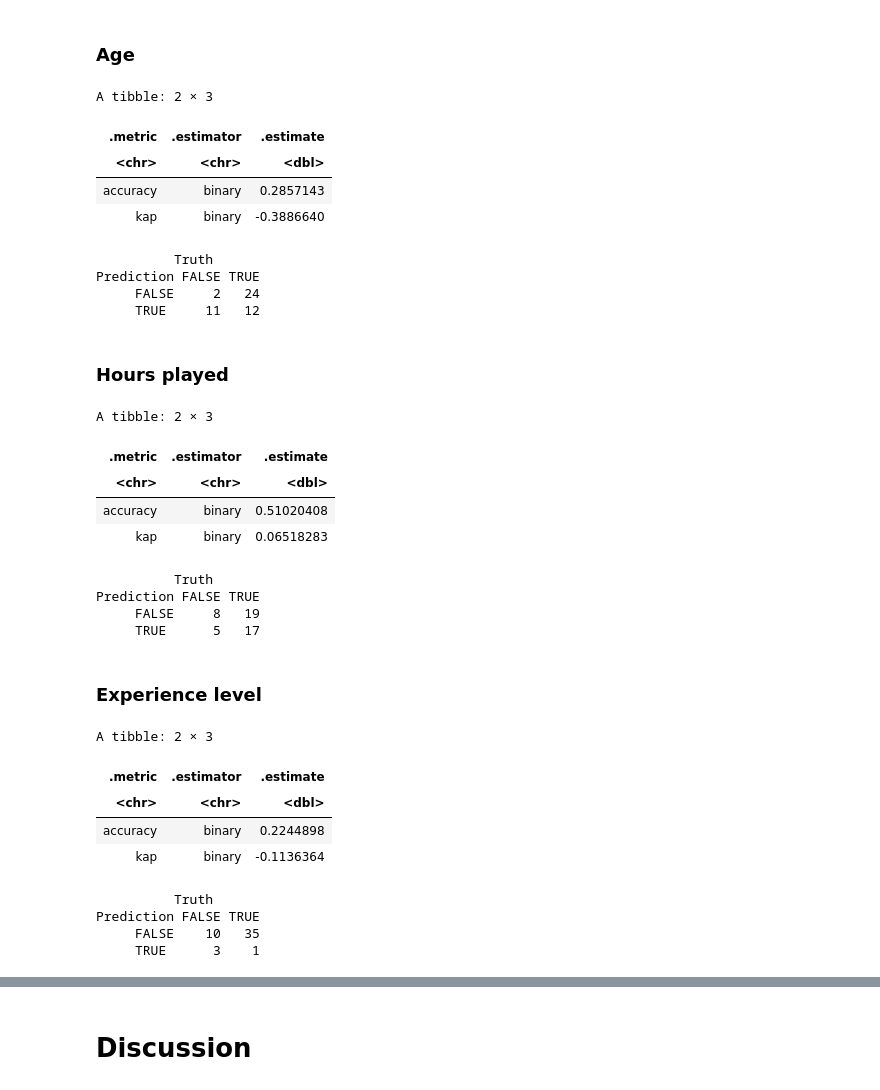
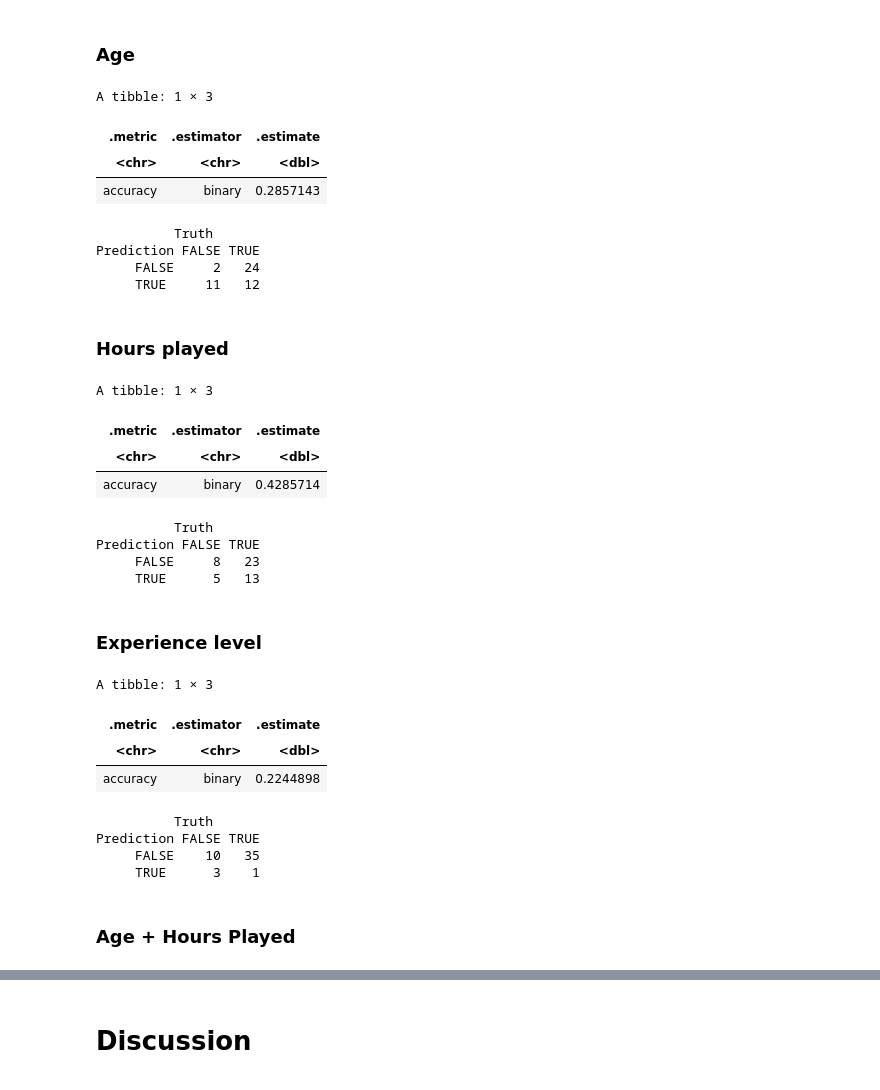
Before and after one commit to jhuan175/dsci100_project_final_report, a Jupyter notebook: Project_Final_Report.ipynb, the cells around one changed output, grey strips where cells are left out. Drawn from its saved outputs; the diff is of its cells as text; code cells hidden in the pictures.

```diff
--- a/Project_Final_Report.ipynb
+++ b/Project_Final_Report.ipynb
@@ -118,5 +118,7 @@ colnames(players) <- c("experience", "subscribed", "hashed_email", "hours_played
 players <- players |>
     select(experience, subscribed, hours_played, age)
 
-head(players)
+players <- na.omit(players)
+
+players
 # %% [output]
@@ -299,18 +288,19 @@ knn_age_fit <- workflow() |>
 knn_age_predictions <- predict(knn_age_fit, players_test) |>
                         bind_cols(players_test)
 
-knn_age_metrics <- knn_age_predictions |> metrics(truth = subscribed, estimate = .pred_class)
+knn_age_accuracy <- knn_age_predictions |>
+    metrics(truth = subscribed, estimate = .pred_class) |>
+    filter(.metric == "accuracy")
 
 knn_age_conf_mat <- knn_age_predictions |>
                         conf_mat(truth = subscribed, estimate = .pred_class)
-knn_age_metrics
+knn_age_accuracy
 knn_age_conf_mat
 # %% [output]
-A tibble: 2 × 3
+A tibble: 1 × 3
 | .metric | .estimator | .estimate |
 | <chr> | <chr> | <dbl> |
 | accuracy | binary | 0.2857143 |
-| kap | binary | -0.3886640 |
           Truth
 Prediction FALSE TRUE
      FALSE     2   24
@@ -320,42 +310,43 @@ Prediction FALSE TRUE
 # %%
 set.seed(1234)
 players_split <- initial_split(players, prop = 0.75, strata = subscribed)
 players_train <- training(players_split)
 players_test <- testing(players_split)
 
 # Making the recipe
 players_time_recipe <- recipe(subscribed ~ hours_played, data = players_train) |>
     step_scale(all_predictors()) |>
     step_center(all_predictors())
 
 # Making the spec
 # We can just use the spec that was created previously
 
 # Fitting the model
 knn_time_fit <- workflow() |>
     add_recipe(players_time_recipe) |>
     add_model(knn_spec) |>
     fit(data = players_train)
 
 knn_time_predictions <- predict(knn_time_fit, players_test) |>
                         bind_cols(players_test)
 
-knn_time_metrics <- knn_time_predictions |> metrics(truth = subscribed, estimate = .pred_class)
+knn_time_accuracy <- knn_time_predictions |>
+    metrics(truth = subscribed, estimate = .pred_class) |>
+    filter(.metric == "accuracy")
 
 knn_time_conf_mat <- knn_time_predictions |>
                         conf_mat(truth = subscribed, estimate = .pred_class)
-knn_time_metrics
+knn_time_accuracy
 knn_time_conf_mat
 # %% [output]
-A tibble: 2 × 3
+A tibble: 1 × 3
 | .metric | .estimator | .estimate |
 | <chr> | <chr> | <dbl> |
-| accuracy | binary | 0.51020408 |
-| kap | binary | 0.06518283 |
+| accuracy | binary | 0.4285714 |
           Truth
 Prediction FALSE TRUE
-     FALSE     8   19
-     TRUE      5   17
+     FALSE     8   23
+     TRUE      5   13
 # %% [markdown]
 ### Experience level
 # %%
@@ -381,19 +372,22 @@ knn_exp_fit <- workflow() |>
 knn_exp_predictions <- predict(knn_exp_fit, players_test) |>
                         bind_cols(players_test)
 
-knn_exp_metrics <- knn_exp_predictions |> metrics(truth = subscribed, estimate = .pred_class)
+knn_exp_accuracy <- knn_exp_predictions |>
+    metrics(truth = subscribed, estimate = .pred_class) |>
+    filter(.metric == "accuracy")
 
 knn_exp_conf_mat <- knn_exp_predictions |>
                         conf_mat(truth = subscribed, estimate = .pred_class)
-knn_exp_metrics
+knn_exp_accuracy
 knn_exp_conf_mat
 # %% [output]
-A tibble: 2 × 3
+A tibble: 1 × 3
 | .metric | .estimator | .estimate |
 | <chr> | <chr> | <dbl> |
 | accuracy | binary | 0.2244898 |
-| kap | binary | -0.1136364 |
           Truth
 Prediction FALSE TRUE
      FALSE    10   35
      TRUE      3    1
+# %% [markdown]
+### Age + Hours Played
```
Also changed, not shown: parts of 14 cells of this notebook.
